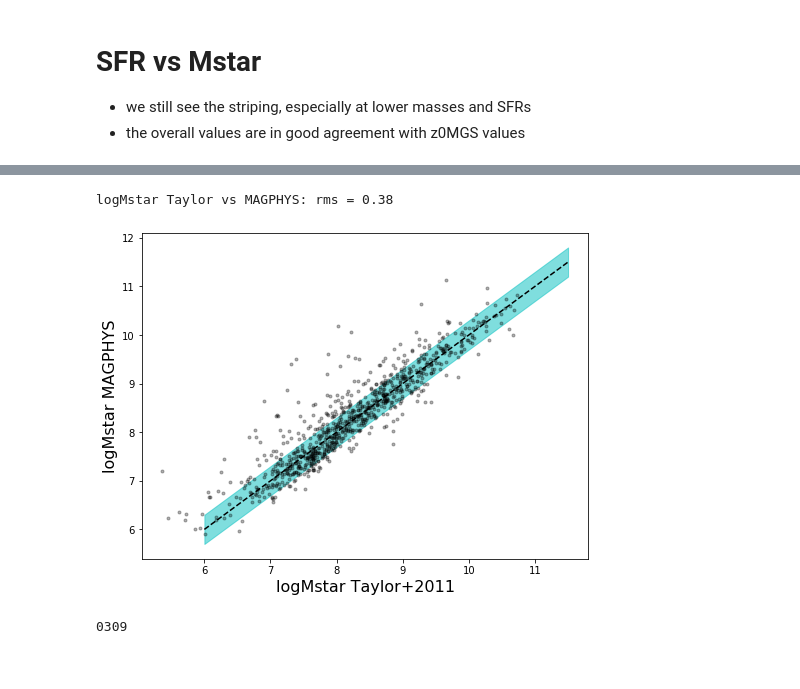
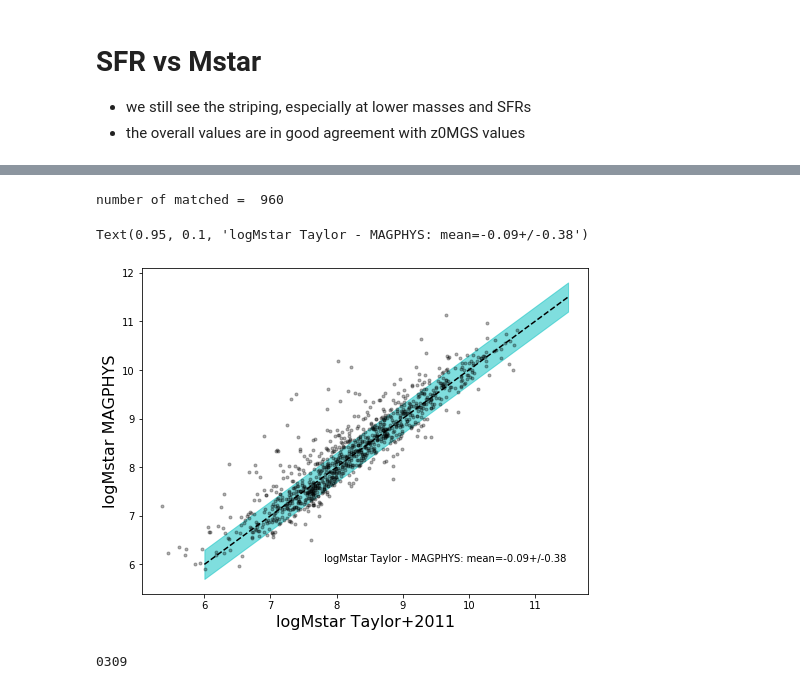
Before and after one commit to rfinn/virgoseds, a Jupyter notebook: notebooks/magphys-full-sample.ipynb, the cells around one changed output, grey strips where cells are left out. Cells and saved outputs as stored; diff of their text form; code cells hidden in the pictures.

Commit message:
magphys results

```diff
--- a/notebooks/magphys-full-sample.ipynb
+++ b/notebooks/magphys-full-sample.ipynb
@@ -171,23 +171,25 @@ logMstar: rms = 0.39
 # %%
 # compare with Taylor stellar mass
 
 plt.figure(figsize=(8,6))
 flag = (v.magphys['logMstar'] > 0) & (v.a100['logMstarTaylor'] > 0)
 
 plt.plot(v.a100['logMstarTaylor'][flag],v.magphys['logMstar'][flag],'k.',alpha=.3)
 xline=np.linspace(6,11.5,50)
 plt.plot(xline,xline,'k--')
 #plt.axis([7.5,11.5,7.5,11.5])
 plt.xlabel('logMstar Taylor+2011',fontsize=16)
 plt.ylabel('logMstar MAGPHYS',fontsize=16)
 plt.fill_between(xline,xline+.3,xline-.3,color='c',alpha=.5)
 
-
+print('number of matched = ',np.sum(flag))
 rms = np.std(v.a100['logMstarTaylor'][flag]-v.magphys['logMstar'][flag])
-print("logMstar Taylor vs MAGPHYS: rms = {:.2f}".format(rms))
+mean = np.mean(v.a100['logMstarTaylor'][flag]-v.magphys['logMstar'][flag])
+plt.text(0.95,0.1,"logMstar Taylor - MAGPHYS: mean={:.2f}+/-{:.2f}".format(mean,rms),transform=plt.gca().transAxes,horizontalalignment='right')
 # %% [output]
-logMstar Taylor vs MAGPHYS: rms = 0.38
+number of matched =  960
+Text(0.95, 0.1, 'logMstar Taylor - MAGPHYS: mean=-0.09+/-0.38')
-[figure, old version]
+[figure, new version]
 # %%
 def plotone(vfid):
     topdir = os.getcwd()
```
Also changed, not shown: parts of 4 cells of this notebook.
